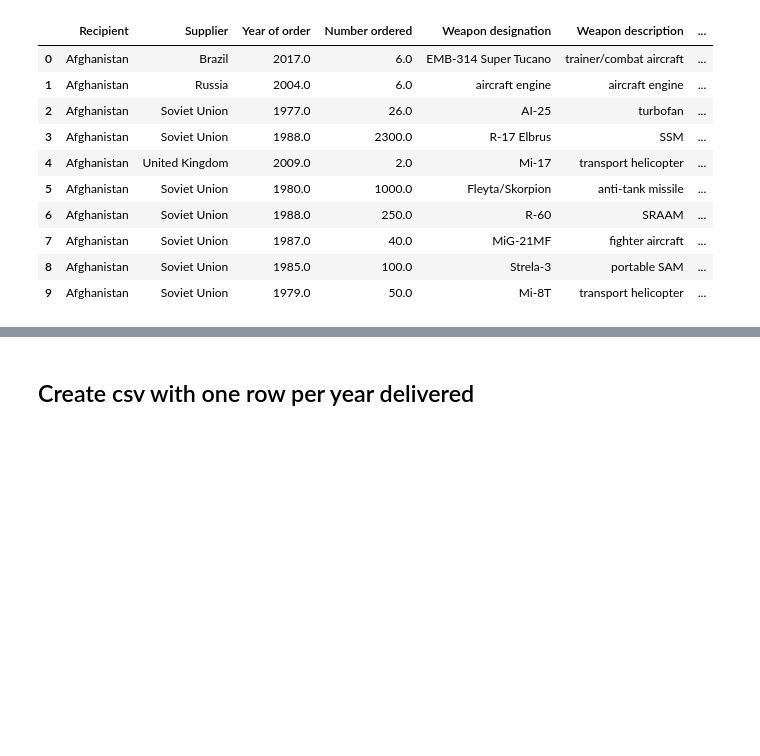
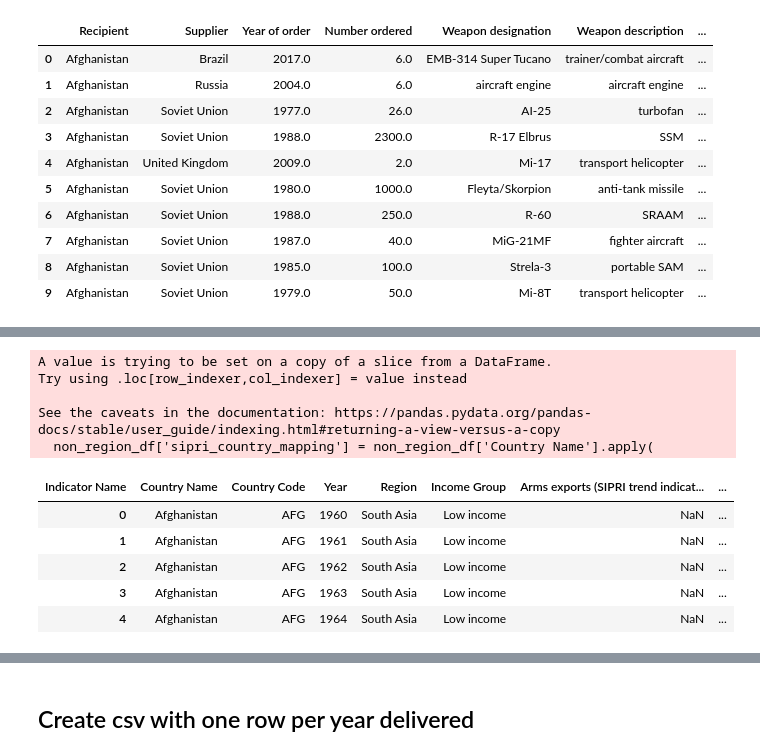
Before and after one commit to ClaytonB-3/arms-trade-proj, a Jupyter notebook: data_cleaning.ipynb, the cells around one changed output, grey strips where cells are left out. Drawn from its saved outputs; the diff is of its cells as text; code cells hidden in the pictures; blank space fills up the shorter version.

```diff
--- a/data_cleaning.ipynb
+++ b/data_cleaning.ipynb
@@ -399,0 +532,5 @@ df.head(10)
+# %%
+arms_indicators = pivot_and_save_indicators(wdi_df_long, indicators)
+# %%
+non_region_df = arms_indicators[arms_indicators['Region'].notna()]
+non_region_df.info()
@@ -399,0 +588,50 @@ df.head(10)
+# %%
+mapping_sipri_to_wbi = {
+    "Russia": "Russian Federation",
+    "Slovakia": "Slovak Republic",
+    "Bosnia-Herzegovina": "Bosnia and Herzegovina",
+    "Turkiye": "Turkey",  # Adjusted for Turkiye as it isn't explicitly listed
+    "Egypt": "Egypt, Arab Rep.",
+    "UAE": "United Arab Emirates",
+    "Syria": "Syrian Arab Republic",
+    "South Korea": "Korea, Rep.",
+    "Bahamas": "Bahamas, The",
+    "Taiwan": "Macao SAR, China",  # Proxy since Taiwan isn't listed
+    "Cote d'Ivoire": "Côte d’Ivoire",  # Adjusted for naming
+    "Venezuela": "Venezuela, RB",
+    "Iran": "Iran, Islamic Rep.",
+    "Brunei": "Brunei Darussalam",
+    "Kyrgyzstan": "Kyrgyz Republic",
+    "Congo": "Congo, Rep.",
+    "DR Congo": "Congo, Dem. Rep.",
+    "North Korea": "Korea, Dem. People's Rep.",
+    "eSwatini": "Eswatini",
+    "Gambia": "Gambia, The",
+    "Laos": "Lao PDR",
+    "Micronesia": "Micronesia, Fed. Sts.",
+    "Northern Cyprus": "Cyprus",  # Manual mapping, as Northern Cyprus is not explicitly listed
+    "Palestine": "West Bank and Gaza",
+    "Saint Kitts and Nevis": "St. Kitts and Nevis",
+    "Saint Vincent": "St. Vincent and the Grenadines",
+    "Western Sahara": None,  # No clear match
+    "Yemen": "Yemen, Rep."
+}
+# %%
+non_region_df['sipri_country_mapping'] = non_region_df['Country Name'].apply(
+    lambda x: x if x not in mapping_sipri_to_wbi else mapping_sipri_to_wbi[x]
+)
+# %% [output]
+A value is trying to be set on a copy of a slice from a DataFrame.
+Try using .loc[row_indexer,col_indexer] = value instead
+
+See the caveats in the documentation: https://pandas.pydata.org/pandas-docs/stable/user_guide/indexing.html#returning-a-view-versus-a-copy
+  non_region_df['sipri_country_mapping'] = non_region_df['Country Name'].apply(
+# %%
+non_region_df.head()
+# %% [output]
+| Indicator Name | Country Name | Country Code | Year | Region | Income Group | Arms exports (SIPRI trend indicat... | ... |
+| 0 | Afghanistan | AFG | 1960 | South Asia | Low income | NaN | ... |
+| 1 | Afghanistan | AFG | 1961 | South Asia | Low income | NaN | ... |
+| 2 | Afghanistan | AFG | 1962 | South Asia | Low income | NaN | ... |
+| 3 | Afghanistan | AFG | 1963 | South Asia | Low income | NaN | ... |
+| 4 | Afghanistan | AFG | 1964 | South Asia | Low income | NaN | ... |
```
Also changed, not shown: parts of 18 cells of this notebook, 4 other files.
